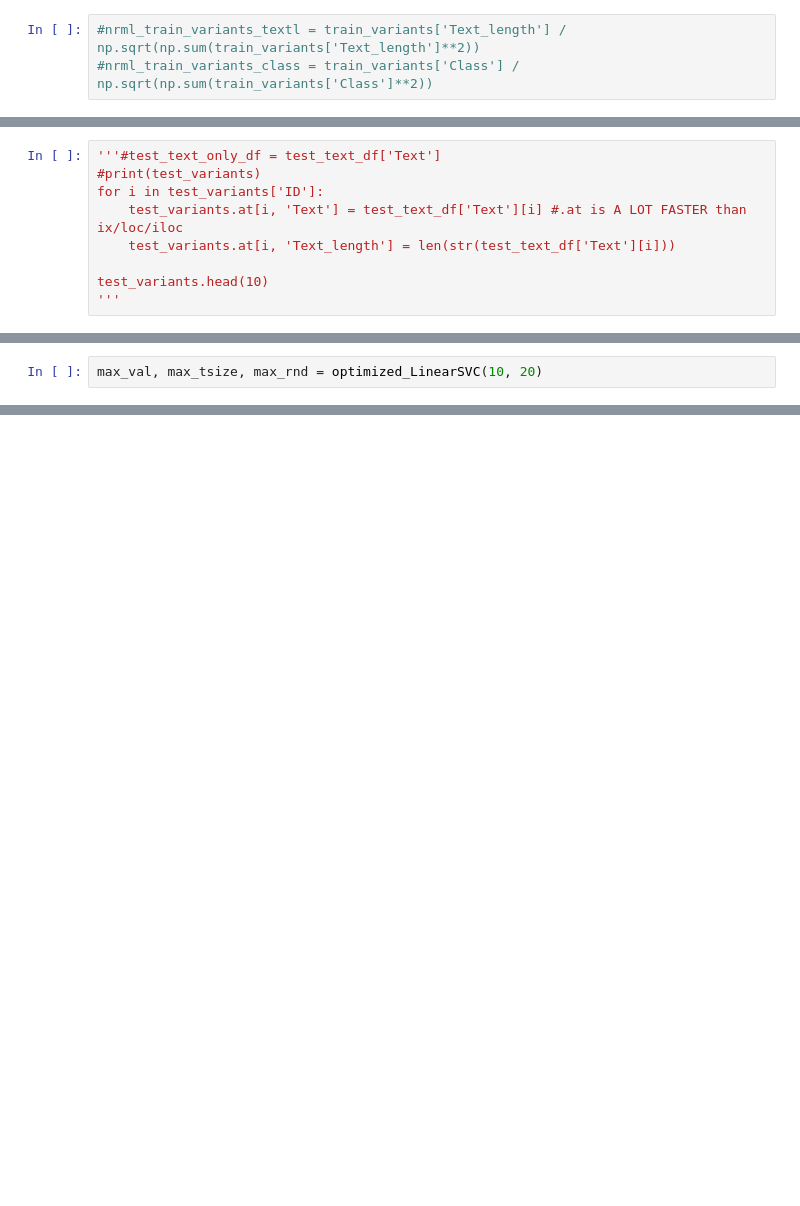
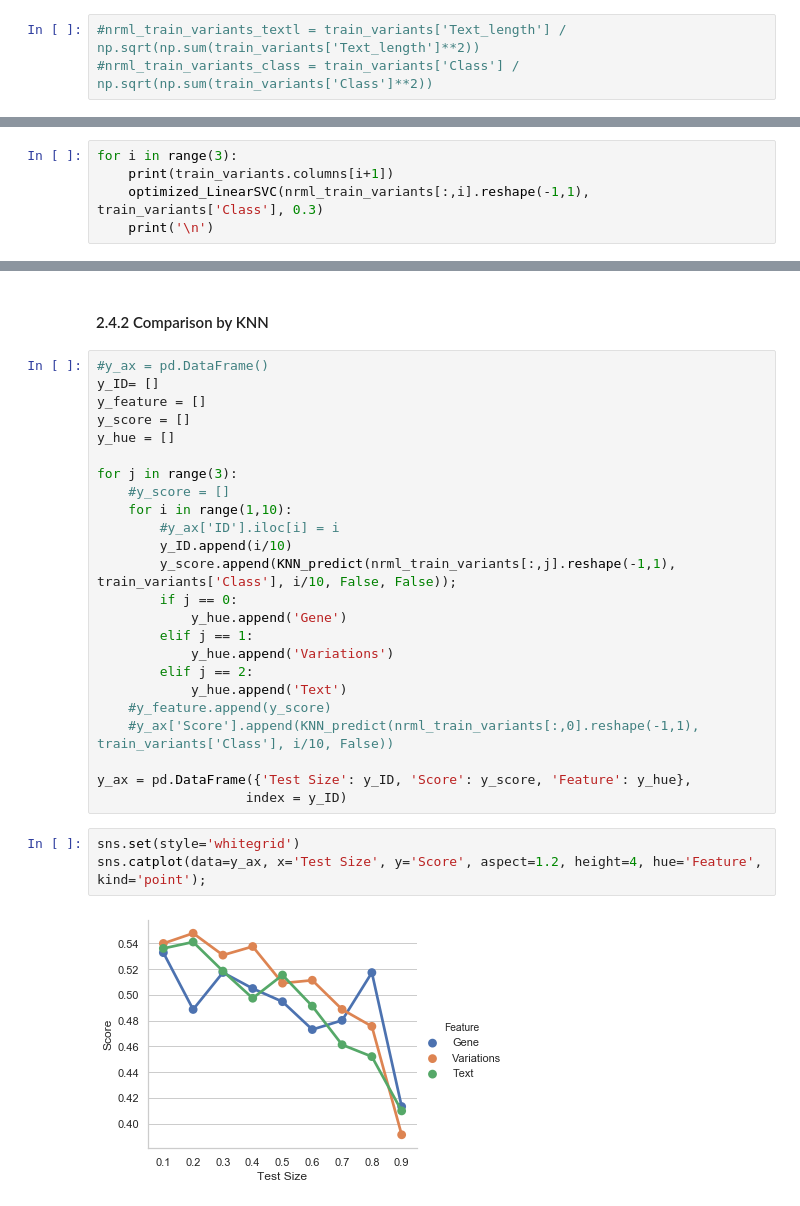
Before and after one commit to jshin13/final-project, a Jupyter notebook: final-project.ipynb, the cells around one changed output, grey strips where cells are left out. Drawn from its saved outputs; the diff is of its cells as text; blank space fills up the shorter version.

```diff
--- a/final-project.ipynb
+++ b/final-project.ipynb
@@ -326,9 +328,0 @@ Name: Class, dtype: int64
-# %%
-'''#test_text_only_df = test_text_df['Text']
-#print(test_variants)
-for i in test_variants['ID']:
-    test_variants.at[i, 'Text'] = test_text_df['Text'][i] #.at is A LOT FASTER than ix/loc/iloc
-    test_variants.at[i, 'Text_length'] = len(str(test_text_df['Text'][i]))
-
-test_variants.head(10)
-'''
@@ -379,2 +328,0 @@ Name: Text_length, Length: 2490, dtype: float64
-# %%
-max_val, max_tsize, max_rnd = optimized_LinearSVC(10, 20)
@@ -407,0 +425,5 @@ DTC
+# %%
+for i in range(3):
+    print(train_variants.columns[i+1])
+    optimized_LinearSVC(nrml_train_variants[:,i].reshape(-1,1), train_variants['Class'], 0.3)
+    print('\n')
@@ -407,0 +448,31 @@ DTC
+# %% [markdown]
+#### 2.4.2 Comparison by KNN
+# %%
+#y_ax = pd.DataFrame()
+y_ID= []
+y_feature = []
+y_score = []
+y_hue = []
+
+for j in range(3):
+    #y_score = []
+    for i in range(1,10):
+        #y_ax['ID'].iloc[i] = i
+        y_ID.append(i/10)
+        y_score.append(KNN_predict(nrml_train_variants[:,j].reshape(-1,1), train_variants['Class'], i/10, False, False));
+        if j == 0:
+            y_hue.append('Gene')
+        elif j == 1:
+            y_hue.append('Variations')
+        elif j == 2:
+            y_hue.append('Text')
+    #y_feature.append(y_score)
+    #y_ax['Score'].append(KNN_predict(nrml_train_variants[:,0].reshape(-1,1), train_variants['Class'], i/10, False))
+
+y_ax = pd.DataFrame({'Test Size': y_ID, 'Score': y_score, 'Feature': y_hue},
+                   index = y_ID)
+# %%
+sns.set(style='whitegrid')
+sns.catplot(data=y_ax, x='Test Size', y='Score', aspect=1.2, height=4, hue='Feature', kind='point');
+# %% [output]
+[figure, added]
```
Also changed, not shown: parts of 75 cells of this notebook.
